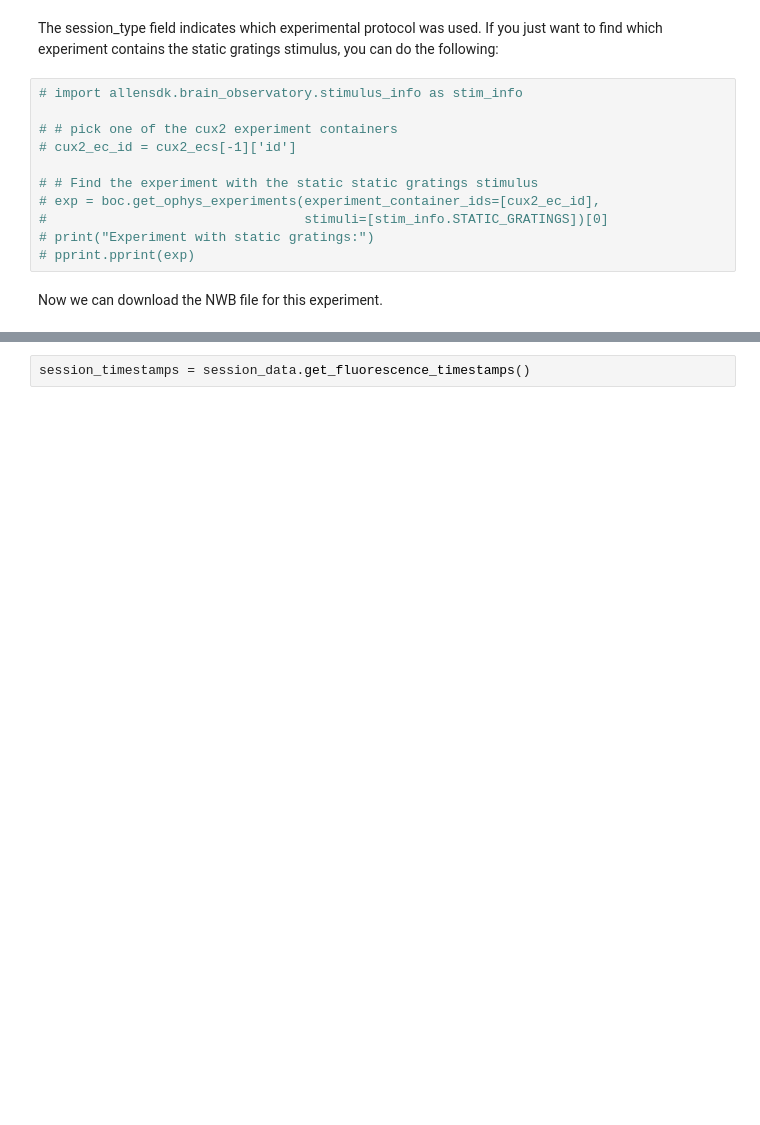
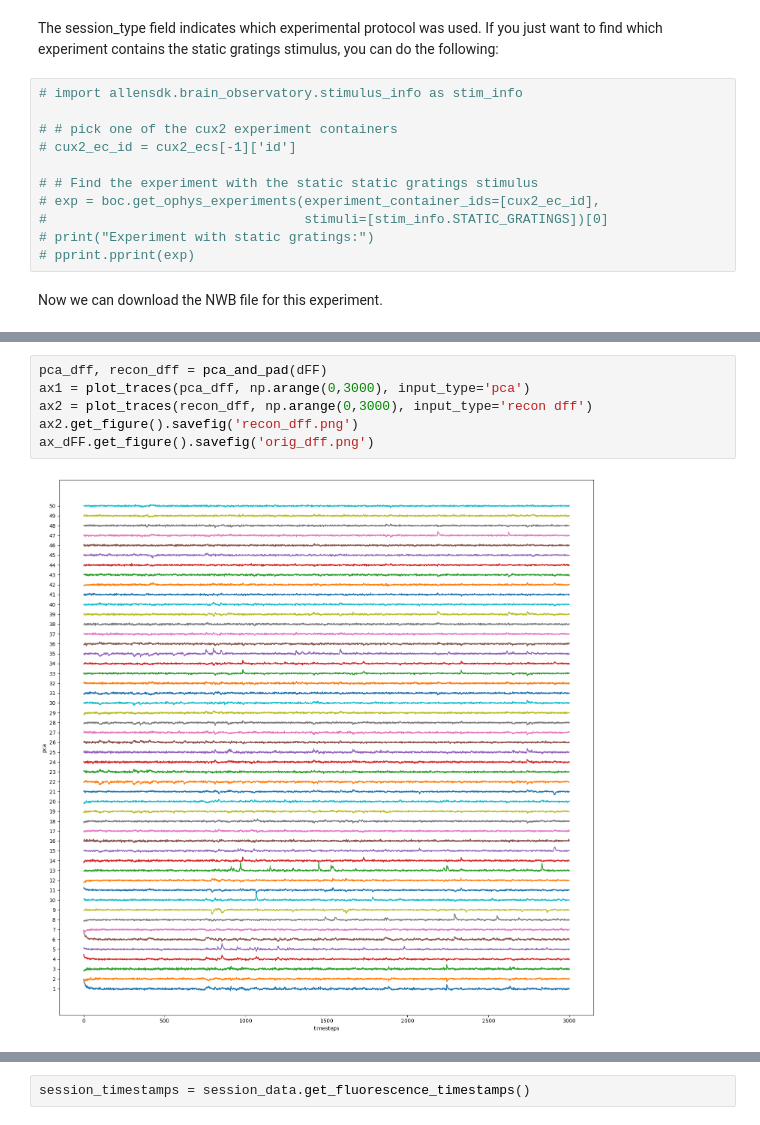
Before and after one commit to edwardyan95/ESE546_Project, a Jupyter notebook: test_project.ipynb, the cells around one changed output, grey strips where cells are left out. Saved outputs shown, nothing was run; the diff lists cells and outputs as text; blank space fills up the shorter version.

```diff
--- a/test_project.ipynb
+++ b/test_project.ipynb
@@ -123,0 +129,8 @@ session_metadata = session_data.get_metadata()
+# %%
+pca_dff, recon_dff = pca_and_pad(dFF)
+ax1 = plot_traces(pca_dff, np.arange(0,3000), input_type='pca')
+ax2 = plot_traces(recon_dff, np.arange(0,3000), input_type='recon dff')
+ax2.get_figure().savefig('recon_dff.png')
+ax_dFF.get_figure().savefig('orig_dff.png')
+# %% [output]
+[figure, added]
```
Also changed, not shown: parts of 20 cells of this notebook, 1 other file.
